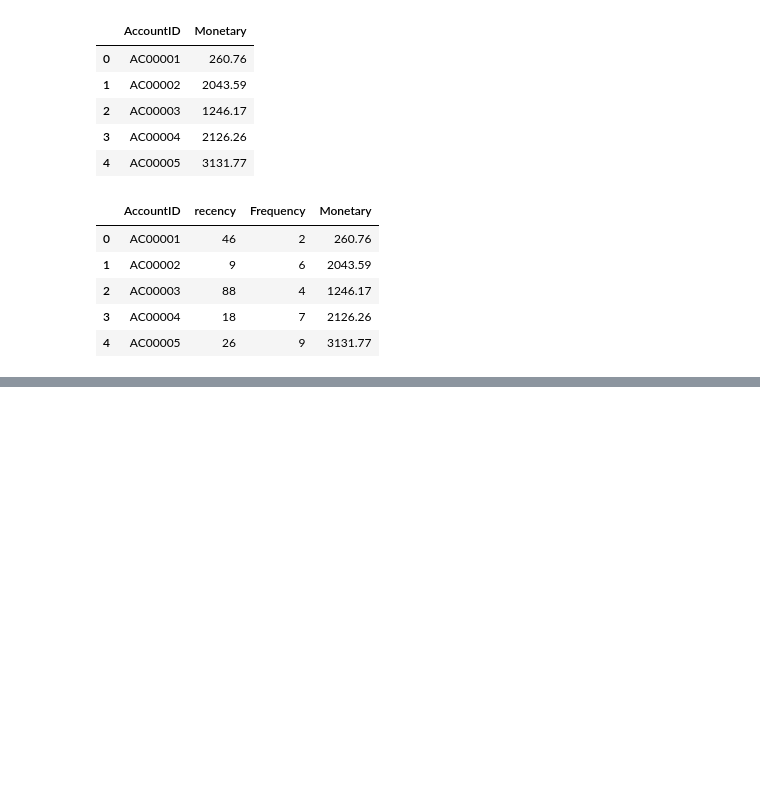
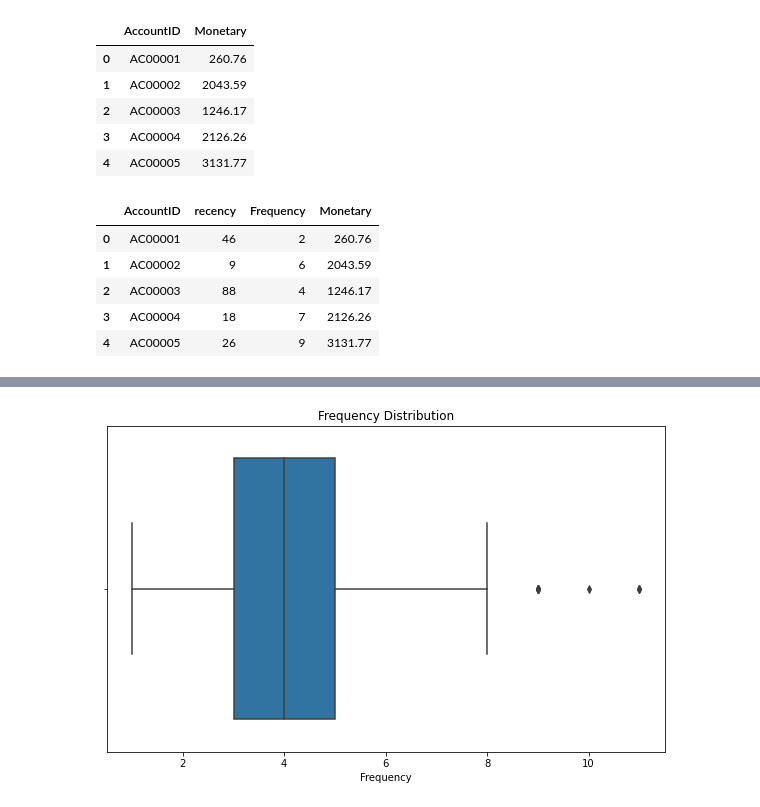
Before and after one commit to Sodiqlef/Customer-Transaction-Analysis, a Jupyter notebook: Kmeans-modeling.ipynb, the cells around one changed output, grey strips where cells are left out. Saved outputs shown, nothing was run; the diff lists cells and outputs as text; code cells hidden in the pictures; blank space fills up the shorter version.

```diff
--- a/Kmeans-modeling.ipynb
+++ b/Kmeans-modeling.ipynb
@@ -332,0 +341,8 @@ rfm.head()
+# %%
+# Check Frequency distribution using boxplot
+plt.subplots(figsize=(10,6))
+sns.boxplot(rfm["Frequency"])
+plt.title("Frequency Distribution")
+plt.show()
+# %% [output]
+[figure, added]
```
Also changed, not shown: parts of 4 cells of this notebook.
